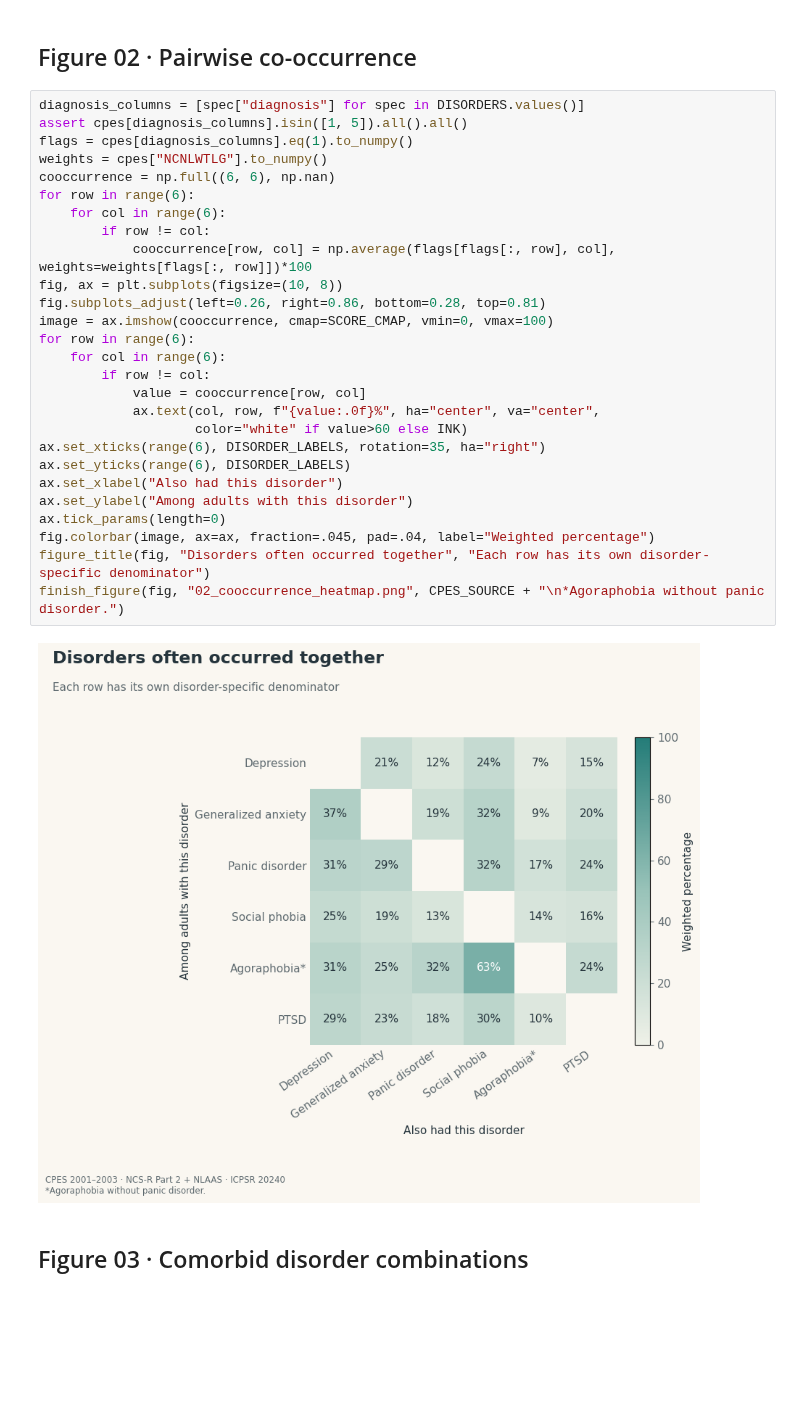
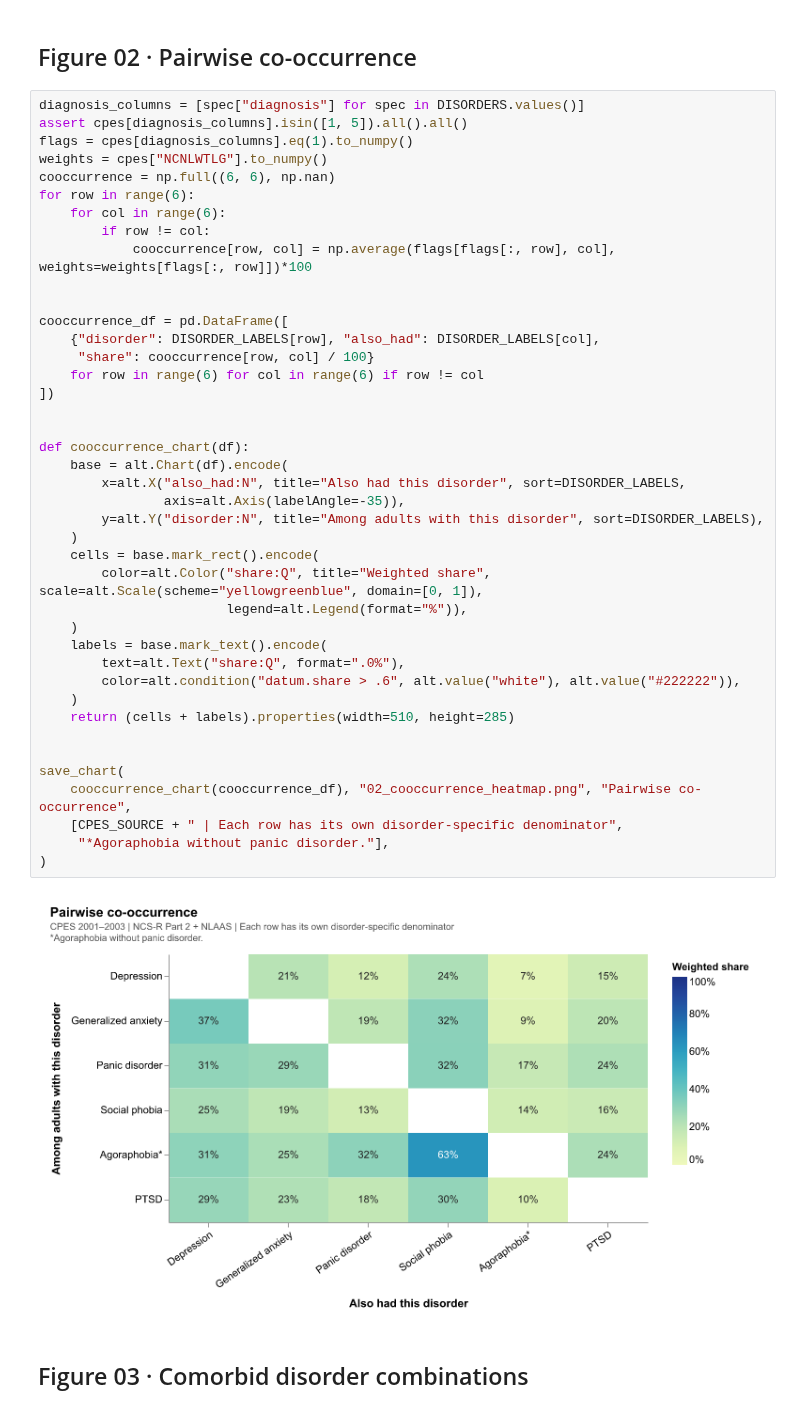
Before and after one commit to judycchen/capp30239-data-visualization_judy-chen, a Jupyter notebook: static-viz-project/milestone2_draft/static-draft.ipynb, the cells around one changed output. Cells and saved outputs as stored; diff of their text form; blank space fills up the shorter version.

Commit message:
Rebuild draft charts with Altair lab methods

```diff
--- a/static-viz-project/milestone2_draft/static-draft.ipynb
+++ b/static-viz-project/milestone2_draft/static-draft.ipynb
@@ -261,31 +245,45 @@ finish_figure(fig, "01_prevalence.png", CPES_SOURCE + " · n=10,341\n*Agoraphobi
 # %%
 diagnosis_columns = [spec["diagnosis"] for spec in DISORDERS.values()]
 assert cpes[diagnosis_columns].isin([1, 5]).all().all()
 flags = cpes[diagnosis_columns].eq(1).to_numpy()
 weights = cpes["NCNLWTLG"].to_numpy()
 cooccurrence = np.full((6, 6), np.nan)
 for row in range(6):
     for col in range(6):
         if row != col:
             cooccurrence[row, col] = np.average(flags[flags[:, row], col], weights=weights[flags[:, row]])*100
-fig, ax = plt.subplots(figsize=(10, 8))
-fig.subplots_adjust(left=0.26, right=0.86, bottom=0.28, top=0.81)
-image = ax.imshow(cooccurrence, cmap=SCORE_CMAP, vmin=0, vmax=100)
-for row in range(6):
-    for col in range(6):
-        if row != col:
-            value = cooccurrence[row, col]
-            ax.text(col, row, f"{value:.0f}%", ha="center", va="center",
-                    color="white" if value>60 else INK)
-ax.set_xticks(range(6), DISORDER_LABELS, rotation=35, ha="right")
-ax.set_yticks(range(6), DISORDER_LABELS)
-ax.set_xlabel("Also had this disorder")
-ax.set_ylabel("Among adults with this disorder")
-ax.tick_params(length=0)
-fig.colorbar(image, ax=ax, fraction=.045, pad=.04, label="Weighted percentage")
-figure_title(fig, "Disorders often occurred together", "Each row has its own disorder-specific denominator")
-finish_figure(fig, "02_cooccurrence_heatmap.png", CPES_SOURCE + "\n*Agoraphobia without panic disorder.")
+
+
+cooccurrence_df = pd.DataFrame([
+    {"disorder": DISORDER_LABELS[row], "also_had": DISORDER_LABELS[col],
+     "share": cooccurrence[row, col] / 100}
+    for row in range(6) for col in range(6) if row != col
+])
+
+
+def cooccurrence_chart(df):
+    base = alt.Chart(df).encode(
+        x=alt.X("also_had:N", title="Also had this disorder", sort=DISORDER_LABELS,
+                axis=alt.Axis(labelAngle=-35)),
+        y=alt.Y("disorder:N", title="Among adults with this disorder", sort=DISORDER_LABELS),
+    )
+    cells = base.mark_rect().encode(
+        color=alt.Color("share:Q", title="Weighted share", scale=alt.Scale(scheme="yellowgreenblue", domain=[0, 1]),
+                        legend=alt.Legend(format="%")),
+    )
+    labels = base.mark_text().encode(
+        text=alt.Text("share:Q", format=".0%"),
+        color=alt.condition("datum.share > .6", alt.value("white"), alt.value("#222222")),
+    )
+    return (cells + labels).properties(width=510, height=285)
+
+
+save_chart(
+    cooccurrence_chart(cooccurrence_df), "02_cooccurrence_heatmap.png", "Pairwise co-occurrence",
+    [CPES_SOURCE + " | Each row has its own disorder-specific denominator",
+     "*Agoraphobia without panic disorder."],
+)
 # %% [output]
-[figure, old version]
+[figure, new version]
 # %% [markdown]
 ## Figure 03 · Comorbid disorder combinations
```
Also changed, not shown: parts of 23 cells of this notebook, 15 other files.
